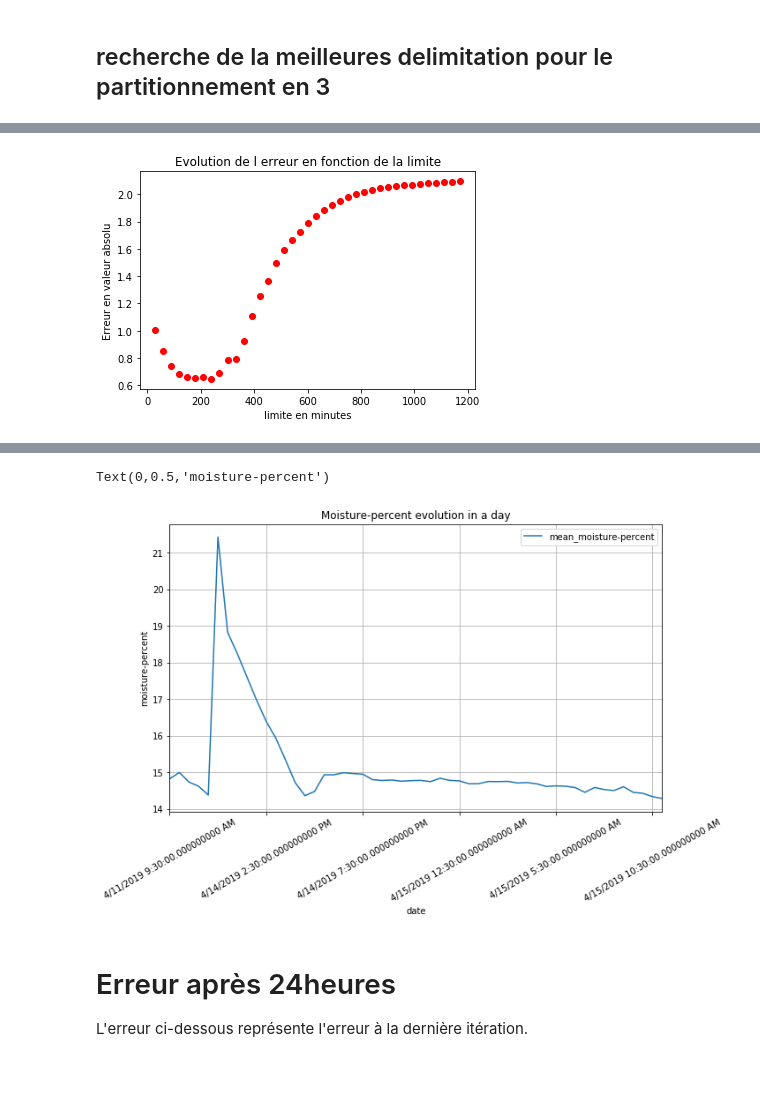
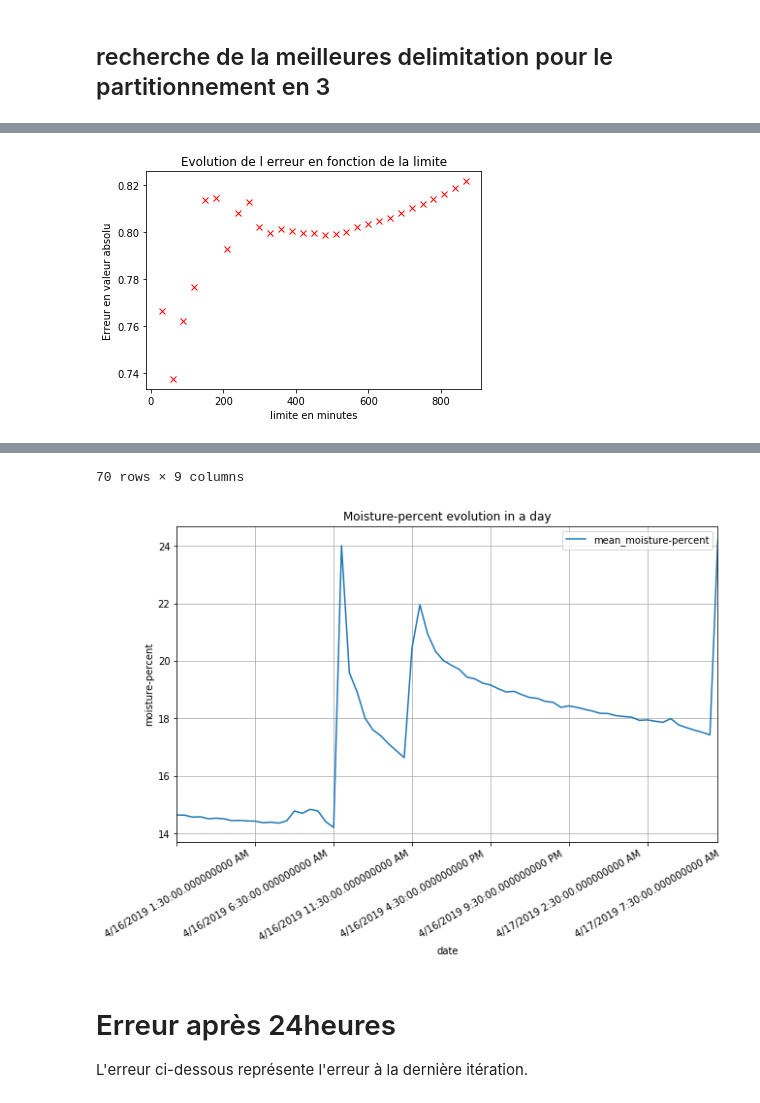
Before and after one commit to cui-unige/BSc-sensor-machine-learning, a Jupyter notebook: MLDemeter.ipynb, the cells around one changed output, grey strips where cells are left out. Drawn from its saved outputs; the diff is of its cells as text; code cells hidden in the pictures; blank space fills up the shorter version.

```diff
--- a/MLDemeter.ipynb
+++ b/MLDemeter.ipynb
@@ -37,7 +37,7 @@ Il faut régler le problème tu dernier temps.
 from traitement import Traitement
 
 
-df = pd.read_csv('DataDemeterAll.csv')
+df = pd.read_csv('DataDemeter.csv')
 
 t= Traitement()
 
@@ -58,0 +50,21 @@ for i in range(nligne):
+# %%
+import datetime
+
+df = t.arrosageHist(df,1)
+df['index'] = df.index
+nligne = df.shape[0]
+position = df.shape[1]-1
+for i in range(nligne):
+    df.iloc[i,position] = (i-6)//48 + 1
+df.drop(df.index[df['index'] == 76], axis = 0, inplace = True)
+df.drop(df.index[df['index'] == 75], axis = 0, inplace = True)
+df.drop(df.index[df['index'] == 15], axis = 0, inplace = True)
+df.drop(df.index[df['index'] == 102], axis = 0, inplace = True)
+df.drop(df.index[df['index'] == 96], axis = 0, inplace = True)
+df.drop(df.index[df['index'] == 97], axis = 0, inplace = True)
+df.drop(df.index[df['index'] == 98], axis = 0, inplace = True)
+df.drop(df.index[df['index'] == 41], axis = 0, inplace = True)
+
+
+
+df
@@ -108,4 +140,5 @@ for el in jourTest:
     indTest = np.append(indTest,range(int(48*(el-1)),int(48*el)))
 indTest = indTest.astype(int)
 dataTest = df.iloc[indTest,:].copy()
+DF = df.copy()
 df.drop(df.index[indTest],axis = 0,inplace = True)
@@ -502,14 +528,15 @@ BEST LIMITE :  240
 # %%
-plt.plot(range(30,1200,30), res, 'ro')
-#plt.axis([0, 6, 0, 20])
+plt.plot(range(30,900,30), res, 'rx')
 plt.xlabel('limite en minutes')
 plt.ylabel('Erreur en valeur absolu')
 plt.title('Evolution de l erreur en fonction de la limite')
 plt.show()
 # %% [output]
-[figure, old version]
+[figure, new version]
 # %%
-dfGraph = dataTest.iloc[range(44+48*4,96+48*4),:]
+dfGraph = DF.iloc[range(1660,1730),:]
 ax = dfGraph.plot(x='date', y=['mean_moisture-percent'],figsize=(10, 6),rot=30,grid=True, title="Moisture-percent evolution in a day")
 ax.set_ylabel("moisture-percent")
+
+dfGraph
 # %% [output]
@@ -516,5 +560,5 @@ ax.set_ylabel("moisture-percent")
-Text(0,0.5,'moisture-percent')
+70 rows × 9 columns
-[figure, old version]
+[figure, new version]
 # %% [markdown]
 # Erreur après 24heures
 
```
Also changed, not shown: parts of 28 cells of this notebook, 7 other files.
